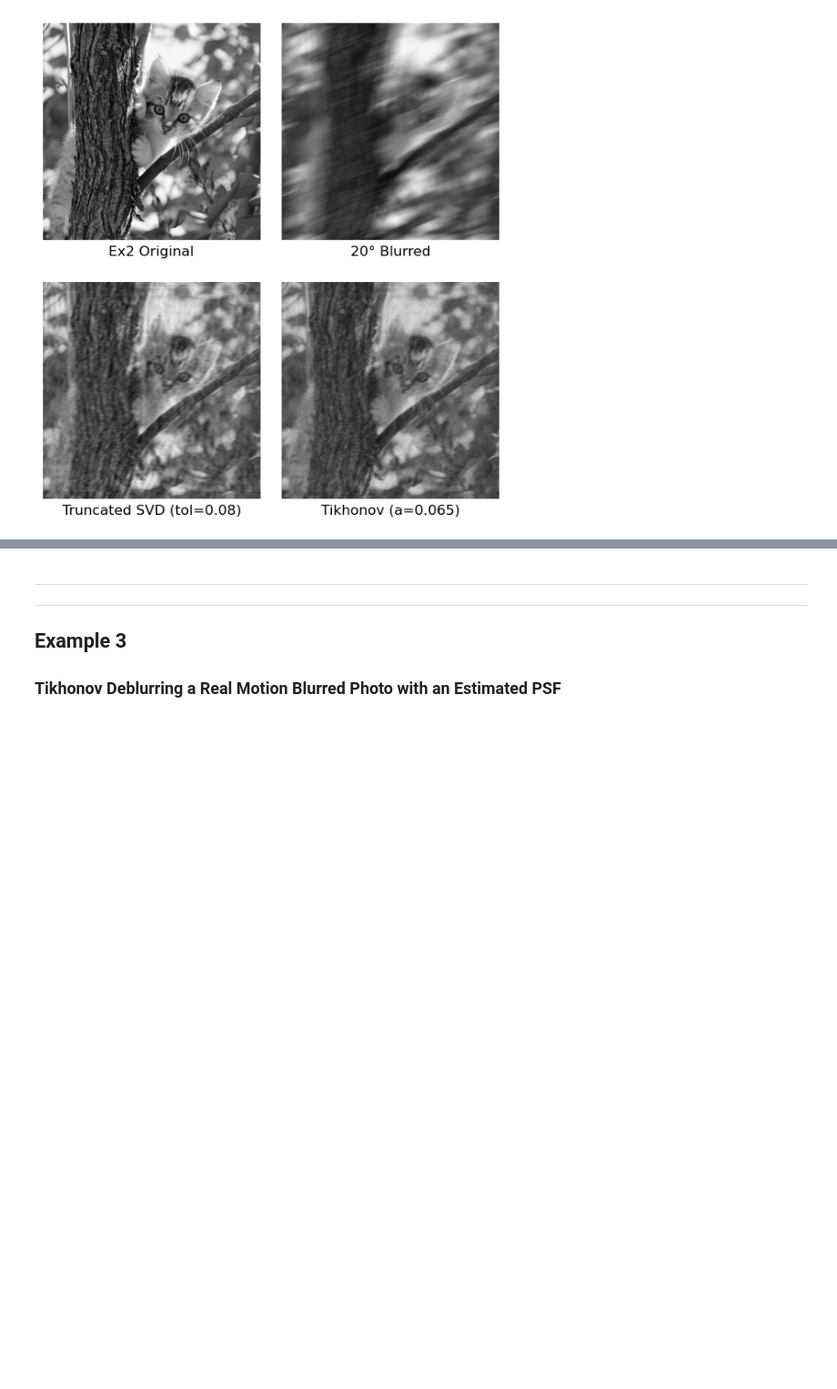
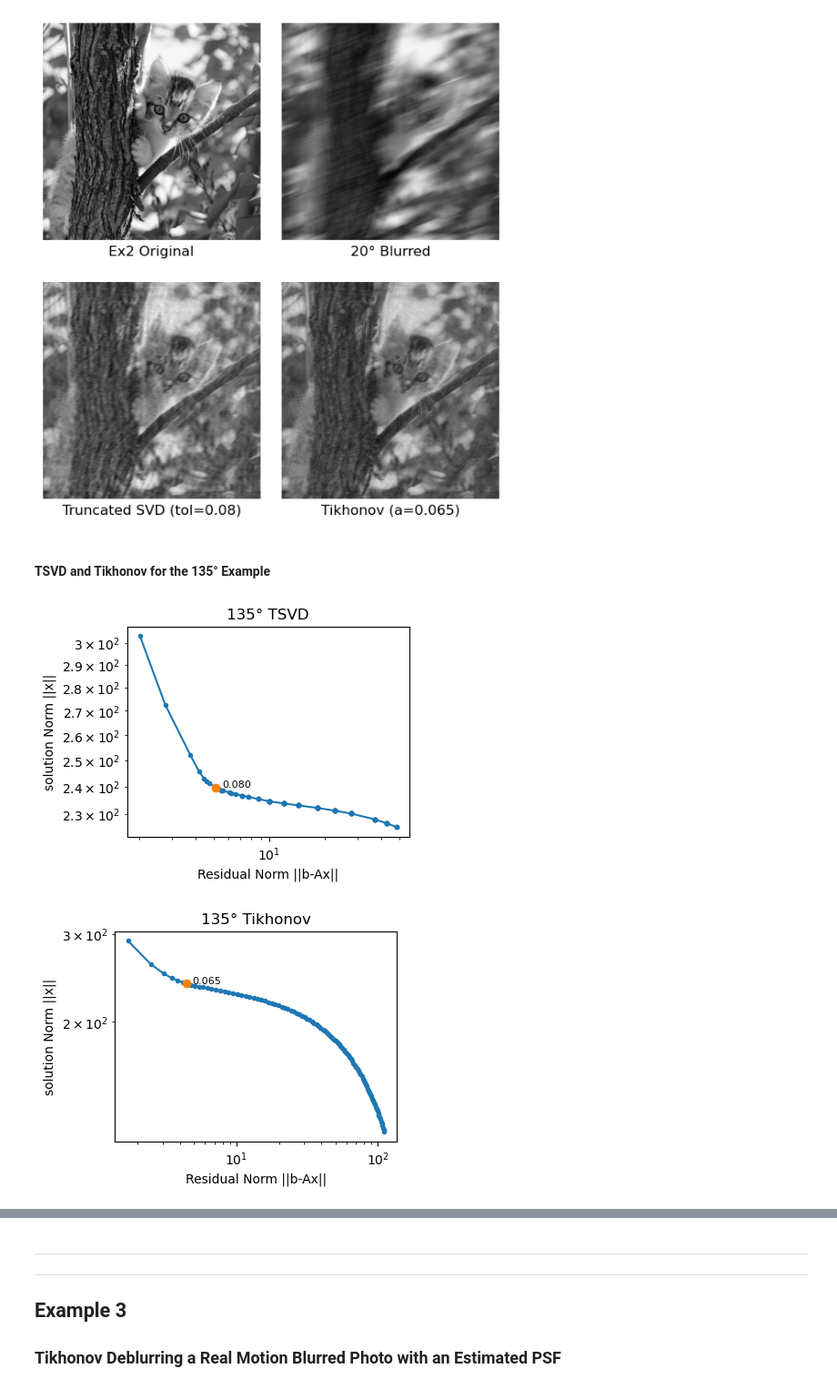
Before and after one commit to lunakim-ubc/ImageDeblurring, a Jupyter notebook: motion_deblur_linear.ipynb, the cells around one changed output, grey strips where cells are left out. Shown at 91% size. Drawn from its saved outputs; the diff is of its cells as text; code cells hidden in the pictures; blank space fills up the shorter version.

Commit message:
added results of various angled motion blur examples

```diff
--- a/motion_deblur_linear.ipynb
+++ b/motion_deblur_linear.ipynb
@@ -81,7 +81,8 @@ def compute_naive_solution(psf, blurred_img):
 def compute_tsvd(psf, blurred_img, tol):
     eigen_val_A = np.fft.fft2(psf)
     tsvd_filter = np.abs(eigen_val_A) >= tol
-    filtered = np.where(tsvd_filter, (1 / eigen_val_A), 0)
+    safe_eigen = np.where(tsvd_filter, eigen_val_A, 1)
+    filtered = np.where(tsvd_filter, (1 / safe_eigen), 0)
 
     return np.real(np.fft.ifft2(np.fft.fft2(blurred_img) * filtered))
 # %% [markdown]
@@ -94,7 +95,8 @@ def compute_tsvd(psf, blurred_img, tol):
 def compute_tikhonov(psf, blurred_img, alpha):
     eigen_val_A = np.fft.fft2(psf)
     tikhonov_filter = (np.abs(eigen_val_A) ** 2) / ( (np.abs(eigen_val_A) ** 2) + (alpha ** 2) )
-    filtered =  tikhonov_filter / eigen_val_A
+    safe_eigen = np.where(np.abs(eigen_val_A) > 0, eigen_val_A, 1)
+    filtered = np.where(np.abs(eigen_val_A) > 0, tikhonov_filter / safe_eigen, 0)
 
     return np.real(np.fft.ifft2(np.fft.fft2(blurred_img) * filtered))
 
@@ -366,3 +368,13 @@ save_img(ex2_20_blurred, 'ex2_20deg_blurred.jpg', grayscale=True)
 save_img(ex2_20_tikhonov, 'ex2_20deg_tikhonov.jpg', grayscale=True)
 # %% [output]
 [figure]
+# %% [markdown]
+#### TSVD and Tikhonov for the 135° Example
+# %%
+ex2_135_tsvd_tol = 0.08
+ex2_135_tikhonov_alpha = 0.065
+plot_l_curve_linear_motion(compute_tsvd, length, 135, ex2_135_blurred, 0.01, 0.95, '135° TSVD', [ex2_135_tsvd_tol])
+plot_l_curve_linear_motion(compute_tikhonov, length, 135, ex2_135_blurred, 0.01, 0.95, '135° Tikhonov', [ex2_135_tikhonov_alpha])
+# %% [output]
+[figure, added]
+[figure, added]
```
Also changed, not shown: parts of 4 cells of this notebook, 10 other files.
